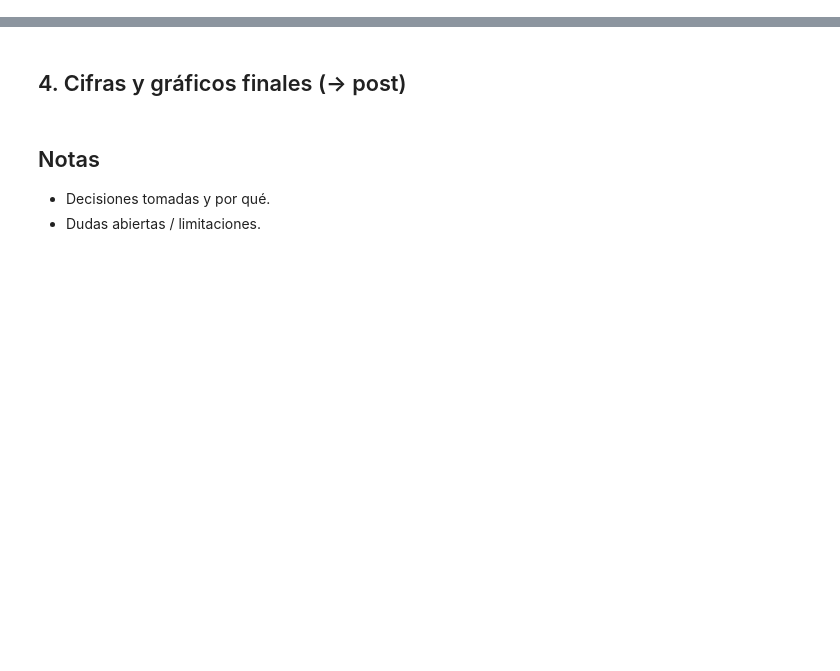
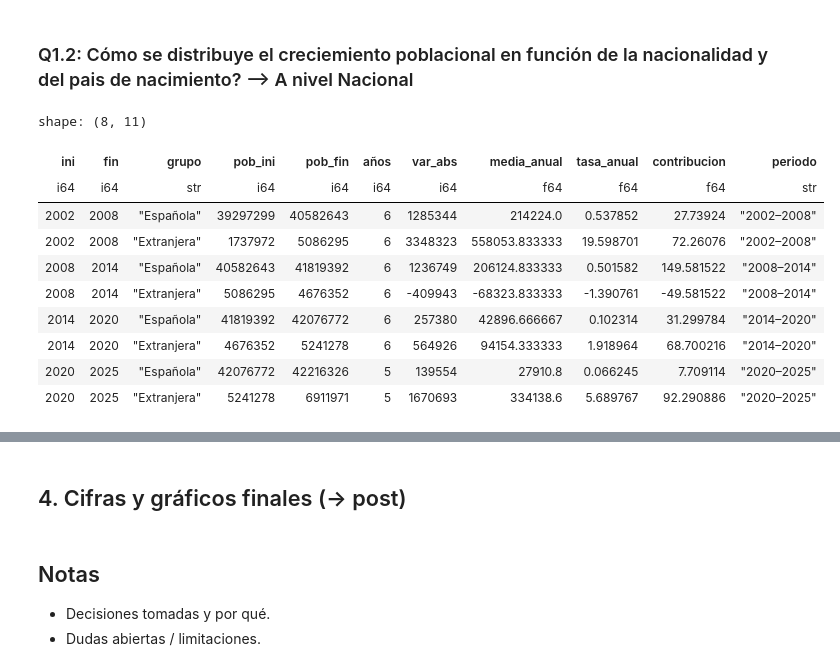
Before and after one commit to FabioScielzoOrtiz/la-mirada-del-dato, a Jupyter notebook: notebooks/i01-population-nationality.ipynb, the cells around one changed output, grey strips where cells are left out. Drawn from its saved outputs; the diff is of its cells as text; code cells hidden in the pictures; blank space fills up the shorter version.

```diff
--- a/notebooks/i01-population-nationality.ipynb
+++ b/notebooks/i01-population-nationality.ipynb
@@ -155,0 +214,2 @@ Ideas:
+# %% [markdown]
+### Q1.2: Cómo se distribuye el creciemiento poblacional en función de la nacionalidad y del pais de nacimiento? --> A nivel Nacional
@@ -155,0 +278,14 @@ Ideas:
+# %%
+res_A
+# %% [output]
+shape: (8, 11)
+| ini | fin | grupo | pob_ini | pob_fin | años | var_abs | media_anual | tasa_anual | contribucion | periodo |
+| i64 | i64 | str | i64 | i64 | i64 | i64 | f64 | f64 | f64 | str |
+| 2002 | 2008 | "Española" | 39297299 | 40582643 | 6 | 1285344 | 214224.0 | 0.537852 | 27.73924 | "2002–2008" |
+| 2002 | 2008 | "Extranjera" | 1737972 | 5086295 | 6 | 3348323 | 558053.833333 | 19.598701 | 72.26076 | "2002–2008" |
+| 2008 | 2014 | "Española" | 40582643 | 41819392 | 6 | 1236749 | 206124.833333 | 0.501582 | 149.581522 | "2008–2014" |
+| 2008 | 2014 | "Extranjera" | 5086295 | 4676352 | 6 | -409943 | -68323.833333 | -1.390761 | -49.581522 | "2008–2014" |
+| 2014 | 2020 | "Española" | 41819392 | 42076772 | 6 | 257380 | 42896.666667 | 0.102314 | 31.299784 | "2014–2020" |
+| 2014 | 2020 | "Extranjera" | 4676352 | 5241278 | 6 | 564926 | 94154.333333 | 1.918964 | 68.700216 | "2014–2020" |
+| 2020 | 2025 | "Española" | 42076772 | 42216326 | 5 | 139554 | 27910.8 | 0.066245 | 7.709114 | "2020–2025" |
+| 2020 | 2025 | "Extranjera" | 5241278 | 6911971 | 5 | 1670693 | 334138.6 | 5.689767 | 92.290886 | "2020–2025" |
```
Also changed, not shown: parts of 41 cells of this notebook, 15 other files.
